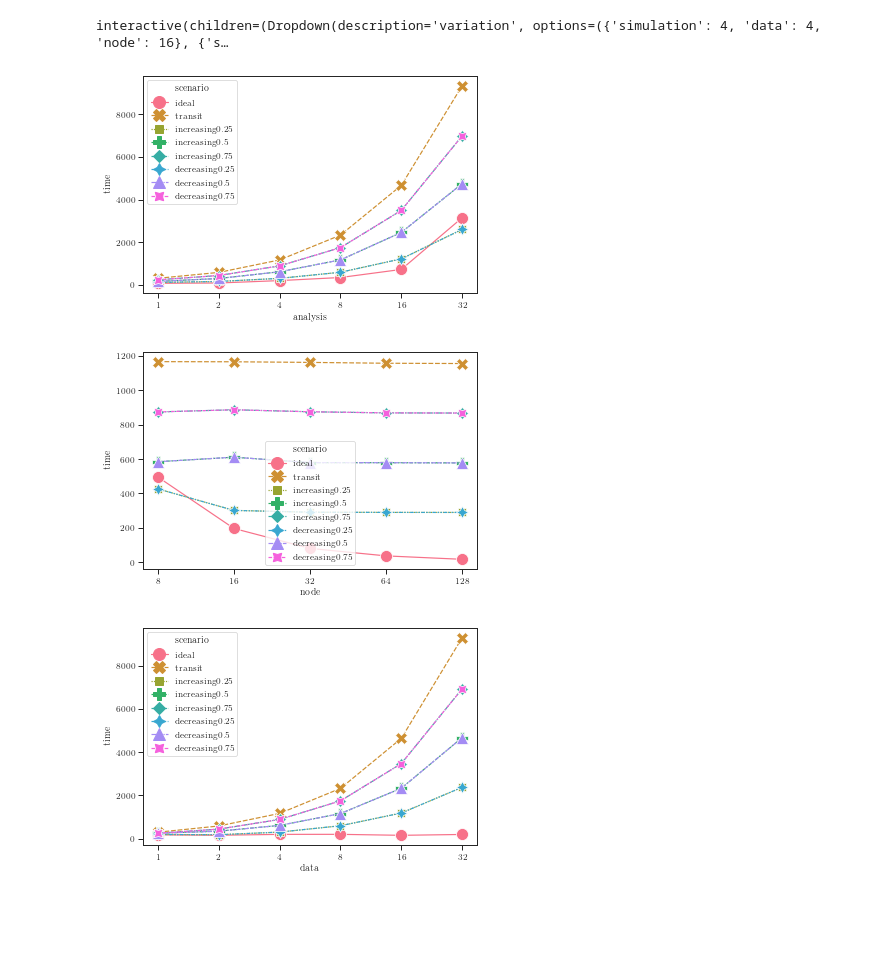
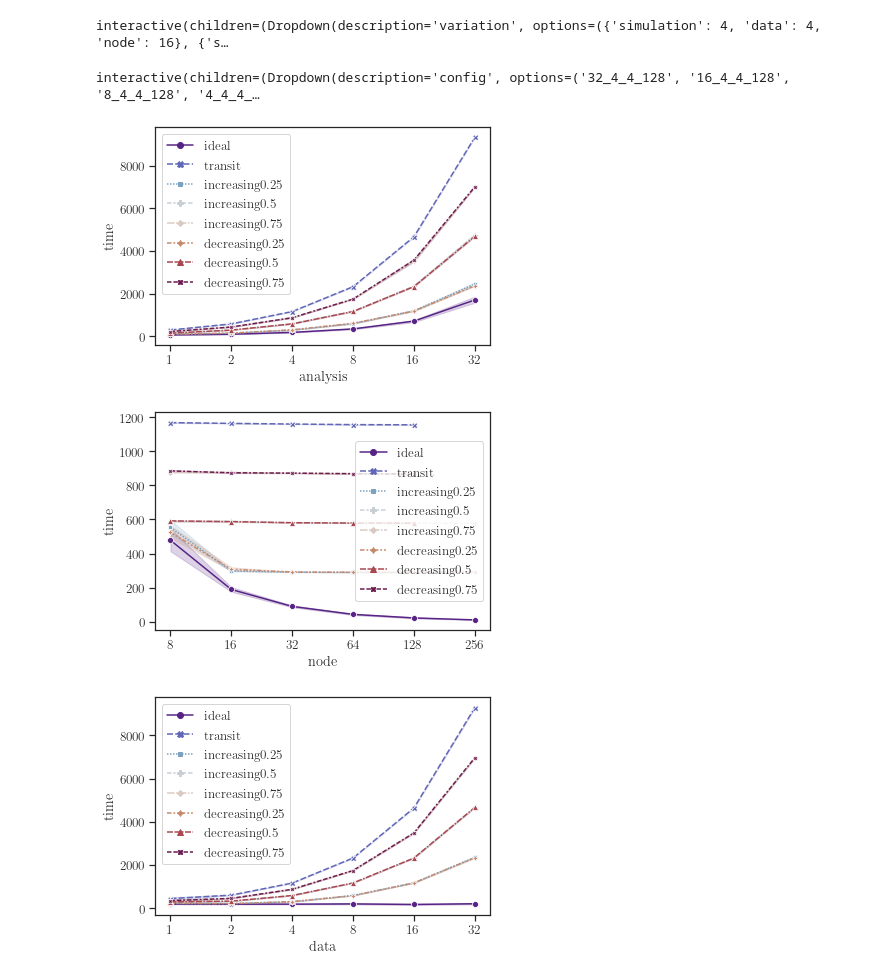
Before and after one commit to Analytics4MD/insitu-ensemble-simulator, a Jupyter notebook: analysis/plot.ipynb, the cells around one changed output. Drawn from its saved outputs; the diff is of its cells as text; code cells hidden in the pictures; blank space fills up the shorter version.

Commit message:
Update visualization notebook

```diff
--- a/analysis/plot.ipynb
+++ b/analysis/plot.ipynb
@@ -10,18 +10,25 @@ from IPython.display import display
 from ipywidgets import interact, interactive, interact_manual
 import matplotlib.ticker as tck
 import os
-sns.set_context("paper", rc = {'lines.markersize': 12})
-# sns.set(font_scale = 1.2)
+sns.set_context("paper", rc = {'lines.markersize': 10})
+sns.set(font_scale = 1.2)
 sns.set_style("ticks")
-# sns.set_palette("deep")
+# sns.set_palette("Reds")
 sns.set_palette("twilight_shifted")
 plt.rcParams.update({
     "text.usetex": True,
-    "font.family": "Computer Modern Typewriter"
+    "font.family": "Computer Modern Typewriter",
+    # "figure.figsize": (9,5)
 })
+palette = sns.color_palette('twilight_shifted', 4)
 # %%
 data_csv = "./data.csv"
 data_df = pd.read_csv(data_csv, comment='#')
 data_df['ratio'] = data_df['time'] / data_df['model']
+# data_df
+data_df['diff'] = 0
+df_group = data_df.groupby(['simulation','analysis','data','node','scenario'])
+for index, group in df_group:
+    data_df['diff'][data_df.index.isin(group.index)] = group['time'] / group[group['heuristic'] == 'model-model']['time'].values[0]
 data_df
 # %% [output]
@@ -51,40 +80,83 @@ parameters = ['simulation', 'analysis', 'data', 'node']
 # %%
-@interact(variation=variations)
-def plot(variation):
+
+palette = sns.color_palette('twilight_shifted', 8)
+@interact(variation=variations, heuristic=heuristics)
+def plot(variation,heuristic):
     condition = pd.Series(np.full(data_df.shape[0], True, dtype=bool))
     for key,value in variation.items():
         condition &= (data_df[key]==value)
+    # condition &= (data_df['heuristic'] == 'model_model')
+    condition &= (data_df['heuristic'] == heuristic)
     sub_df = data_df[condition]
+    # print(sub_df)
     variable = list(set(parameters) - set(variation.keys()))[0]
-    fig, axes = plt.subplots(nrows=1, ncols=2, figsize=(12,4), constrained_layout=True)
-    ax1 = sns.lineplot(x=variable, y='time', hue='scenario', style='scenario', data=sub_df, markers=True, ax=axes[0])
+    fig, axes = plt.subplots(nrows=1, ncols=2, figsize=(15,5), constrained_layout=True)
+    ax1 = sns.lineplot(x=variable, y='time', hue='scenario', style='scenario', data=sub_df, markers=True, ax=axes[0], palette=palette, err_style="bars")
     ax1.set_xscale("log", base=2)
     ax1.get_xaxis().set_major_formatter(tck.FuncFormatter(lambda x, _: '%.0f'%x))
-    ax2 = sns.lineplot(x=variable, y='ratio', hue='scenario', style='scenario', data=sub_df, markers=True, ax=axes[1])
+    ax1.legend_.set_title("")
+    ax2 = sns.lineplot(x=variable, y='ideal-normalization', hue='scenario', style='scenario', data=sub_df, markers=True, ax=axes[1], palette=palette, err_style="bars")
     ax2.set_xscale("log", base=2)
     ax2.get_xaxis().set_major_formatter(tck.FuncFormatter(lambda x, _: '%.0f'%x))
+    ax2.legend_.set_title("")
 # %% [output]
 interactive(children=(Dropdown(description='variation', options=({'simulation': 4, 'data': 4, 'node': 16}, {'s…
+# %%
+theuristics = ['model_model', 'even_model', 'model_even', 'even_even']
+@interact(config=os.listdir('log'), scenario=scenarios, heuristic=theuristics)
+def plot(config,scenario,heuristic):
+    log_file = 'log/' + config + '/' + scenario + '_' + heuristic + '.log'
+    log_df = pd.read_csv(log_file, comment='#')
+    log_df.columns = ['name', 'task', 'host', 'physical-host', 'core', 'ram', 'start', 'end']
+    print(log_df['start'].min(), log_df['end'].max())
+    sub_df = log_df[log_df['name'].str.contains('_step_51_')][['name', 'host', 'start', 'end']]
+
+    # sub_df['sim'] = sub_df['name'].str.split('_').str[1]
+    sub_df = sub_df[sub_df['name'].str.contains('_sim1_')]
+    # sub_df['ana'] = sub_df['name'].str.split('_').str[1]
+
+    compute_df = sub_df[sub_df['name'].str.contains('_compute_job_')]
+    analysis_df = sub_df[sub_df['name'].str.contains('_analysis_job_')]
+    write_df = sub_df[sub_df['name'].str.contains('_data_write_job_')]
+    read_df = sub_df[sub_df['name'].str.contains('_data_read_job_')]
+    print(read_df)
+    print(write_df)
+    print(compute_df)
+    print(analysis_df)
+    print('compute_start = ' + str(compute_df['start'].min()) + ', compute_end = ' + str(compute_df['end'].max()))
+    print('write_start = ' + str(write_df['start'].min()) + ', write_end = ' + str(write_df['end'].max()))
+    print('read_start = ' + str(read_df['start'].min()) + ', read_end = ' + str(read_df['end'].max()))
+    print('analysis_start = ' + str(analysis_df['start'].min()) + ', analysis_end = ' + str(analysis_df['end'].max()))
+    print('step = ', str(analysis_df['end'].max() - compute_df['start'].min()))
+# %% [output]
+interactive(children=(Dropdown(description='config', options=('32_4_4_128', '16_4_4_128', '8_4_4_128', '4_4_4_…
 # %%
 analysis_df = data_df[(data_df['simulation'] == 4) & (data_df['data'] == 4) & (data_df['node'] == 16)]
-ax = sns.lineplot(x='analysis', y='time', hue='scenario', style='scenario', data=analysis_df, markers=True)
+ax = sns.lineplot(x='analysis', y='time', style='scenario', hue='scenario', data=analysis_df, markers=True, palette=palette)
 ax.set_xscale("log", base=2)
 ax.get_xaxis().set_major_formatter(tck.FuncFormatter(lambda x, _: '%.0f'%x))
+ax.legend_.set_title("")
+plt.savefig('analysis.pdf', bbox_inches='tight', dpi=12000)
 # %% [output]
-[figure, old version]
+[figure, new version]
 # %%
 node_df = data_df[(data_df['simulation'] == 4) & (data_df['data'] == 4) & (data_df['analysis'] == 4)]
-ax = sns.lineplot(x='node', y='time', hue='scenario', style='scenario', data=node_df, markers=True)
+ax = sns.lineplot(x='node', y='time', hue='scenario', style='scenario', data=node_df, markers=True, palette=palette)
 ax.set_xscale("log", base=2)
 ax.get_xaxis().set_major_formatter(tck.FuncFormatter(lambda x, _: '%.0f'%x))
+ax.legend_.set_title("")
+plt.savefig('node.pdf', bbox_inches='tight', dpi=12000)
 # %% [output]
-[figure, old version]
+[figure, new version]
 # %%
 size_df = data_df[(data_df['simulation'] == 4) & (data_df['analysis'] == 4) & (data_df['node'] == 16)]
-ax = sns.lineplot(x='data', y='time', hue='scenario', style='scenario', data=size_df, markers=True)
+ax = sns.lineplot(x='data', y='time', hue='scenario', style='scenario', data=size_df, markers=True, palette=palette)
 ax.set_xscale("log", base=2)
 ax.get_xaxis().set_major_formatter(tck.FuncFormatter(lambda x, _: '%.0f'%x))
+ax.legend_.set_title("")
+# plt.legend(loc=8)
+plt.savefig('data.pdf', bbox_inches='tight', dpi=12000)
 # %% [output]
-[figure, old version]
+[figure, new version]
 # %%
 simulation_df = data_df[(data_df['data'] == 4) & (data_df['analysis'] == 4) & (data_df['node'] == 128)]
```
Also changed, not shown: parts of 5 cells of this notebook.
